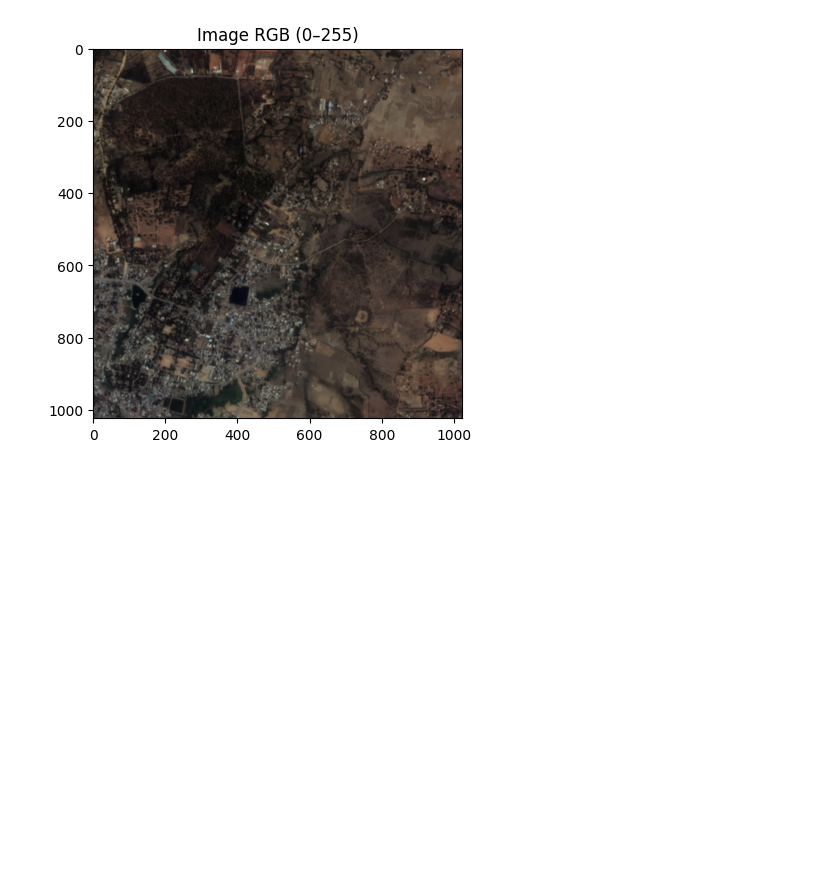
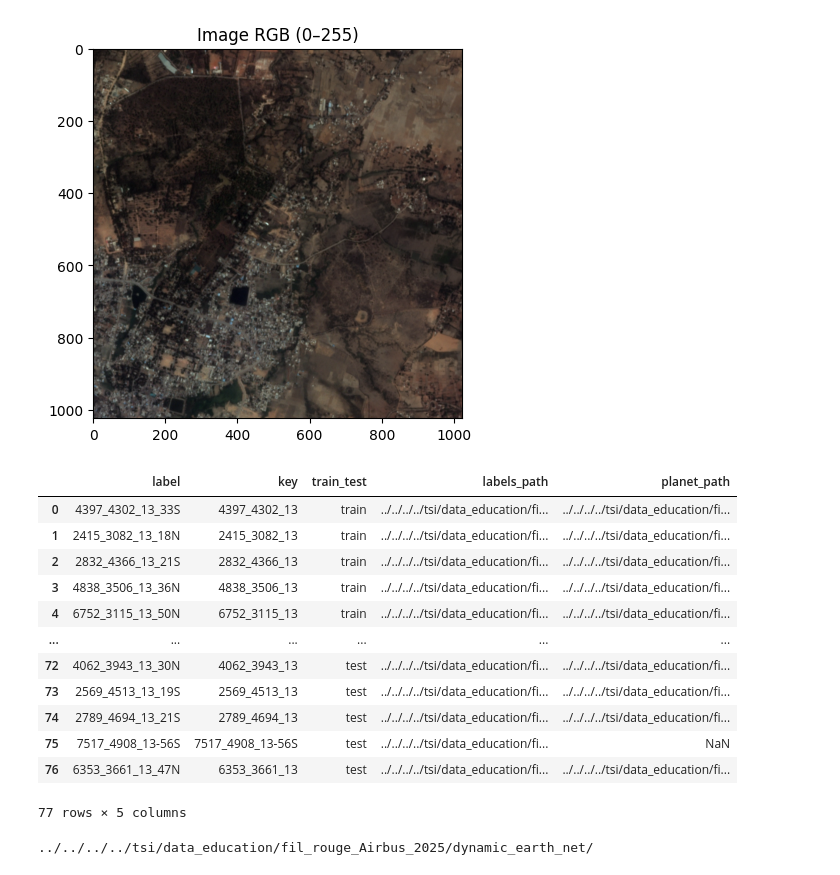
Before and after one commit to alexandreRocchiHenry/Computer_Vision_Projet, a Jupyter notebook: connection_bd.ipynb, the cells around one changed output. Saved outputs shown, nothing was run; the diff lists cells and outputs as text; code cells hidden in the pictures; blank space fills up the shorter version.

```diff
--- a/connection_bd.ipynb
+++ b/connection_bd.ipynb
@@ -97,8 +116,17 @@ Nombre de dossiers : 75
 ['../../../../tsi/data_education/fil_rouge_Airbus_2025/dynamic_earth_net/planet.29N/planet/29N/8E-36N/3830_3914_13/PF-SR', '../../../../tsi/data_education/fil_rouge_Airbus_2025/dynamic_earth_net/plane ...
 # %%
 import pandas as pd
-# %%
-labels = labels + test_labels
-
-df_labels = pd.DataFrame(labels, columns=["label"])
-df_labels["key"] = df_labels["label"].apply(lambda x: "_".join(x.split("_")[:3]))
+# %%
+
+
+df_labels_train = pd.DataFrame(labels, columns=["label"])
+df_labels_train["key"] = df_labels_train["label"].apply(lambda x: "_".join(x.split("_")[:3]))
+df_labels_train["train_test"]= "train"
+df_labels_train["labels_path"] = PATH_DATA + "labels/labels/" + df_labels_train["label"]
+
+df_labels_test = pd.DataFrame(test_labels, columns=["label"])
+df_labels_test["key"] = df_labels_test["label"].apply(lambda x: "_".join(x.split("_")[:3]))
+df_labels_test["train_test"]= "test"
+df_labels_test["labels_path"] = PATH_DATA + "dynamicearthnet_test_labels/" + df_labels_test["label"]
+
+df_labels = pd.concat([df_labels_train, df_labels_test])
@@ -126,3 +169,23 @@ img = SatImageReader(df_merged["planet_path"].iloc[6]+"/2018-05-01.tif")
 img.show_rgb()
 # %% [output]
 [figure]
+# %%
+df_merged
+# %% [output]
+|  | label | key | train_test | labels_path | planet_path |
+| 0 | 4397_4302_13_33S | 4397_4302_13 | train | ../../../../tsi/data_education/fi... | ../../../../tsi/data_education/fi... |
+| 1 | 2415_3082_13_18N | 2415_3082_13 | train | ../../../../tsi/data_education/fi... | ../../../../tsi/data_education/fi... |
+| 2 | 2832_4366_13_21S | 2832_4366_13 | train | ../../../../tsi/data_education/fi... | ../../../../tsi/data_education/fi... |
+| 3 | 4838_3506_13_36N | 4838_3506_13 | train | ../../../../tsi/data_education/fi... | ../../../../tsi/data_education/fi... |
+| 4 | 6752_3115_13_50N | 6752_3115_13 | train | ../../../../tsi/data_education/fi... | ../../../../tsi/data_education/fi... |
+| ... | ... | ... | ... | ... | ... |
+| 72 | 4062_3943_13_30N | 4062_3943_13 | test | ../../../../tsi/data_education/fi... | ../../../../tsi/data_education/fi... |
+| 73 | 2569_4513_13_19S | 2569_4513_13 | test | ../../../../tsi/data_education/fi... | ../../../../tsi/data_education/fi... |
+| 74 | 2789_4694_13_21S | 2789_4694_13 | test | ../../../../tsi/data_education/fi... | ../../../../tsi/data_education/fi... |
+| 75 | 7517_4908_13-56S | 7517_4908_13-56S | test | ../../../../tsi/data_education/fi... | NaN |
+| 76 | 6353_3661_13_47N | 6353_3661_13 | test | ../../../../tsi/data_education/fi... | ../../../../tsi/data_education/fi... |
+77 rows × 5 columns
+# %%
+print(PATH_DATA)
+# %% [output]
+../../../../tsi/data_education/fil_rouge_Airbus_2025/dynamic_earth_net/
```
Also changed, not shown: parts of 8 cells of this notebook.
